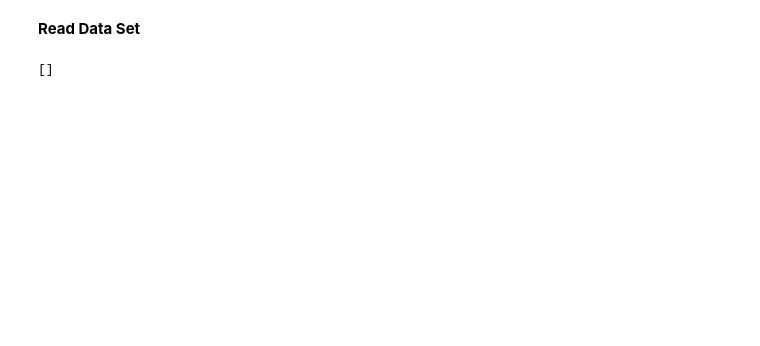
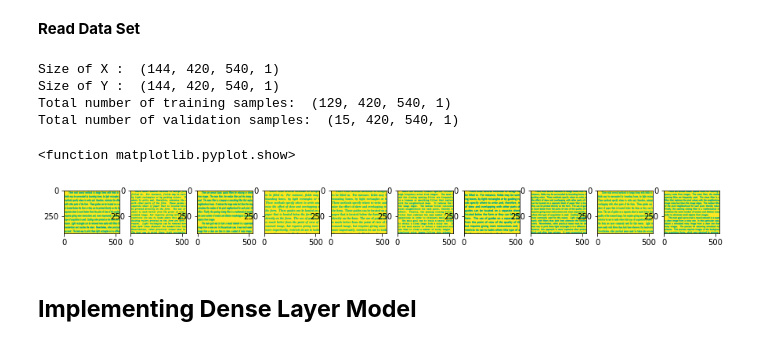
Before and after one commit to shivam-kislay/ATMTransaction, a Jupyter notebook: ShivamKislayAssignment.ipynb, the cells around one changed output. Cells and saved outputs as stored; diff of their text form; code cells hidden in the pictures; blank space fills up the shorter version.

```diff
--- a/ShivamKislayAssignment.ipynb
+++ b/ShivamKislayAssignment.ipynb
@@ -862,9 +863,54 @@ Using TensorFlow backend.
 # %% [markdown]
 **Read Data Set**
-# %%
-train_images = glob.glob("/content/test.zip" + "/*.jpg")
-print(train_images)
-for img in train_images:
-  print()
-# %% [output]
-[]
+# %%
+train_images = glob.glob("train/*.png")
+train_labels = glob.glob("Train_cleaned/*.png")
+test = glob.glob("test/*.png")
+
+X = []
+Y = []
+T = []
+for img in train_images:
+    img = load_img(img, grayscale=True,target_size=(420,540))
+    img = img_to_array(img).astype('float32')/255.
+    X.append(img)
+
+for img in train_labels:
+    img = load_img(img, grayscale=True,target_size=(420,540))
+    img = img_to_array(img).astype('float32')/255.
+    Y.append(img)
+
+for img in test:
+  img = load_img(img, grayscale=True, target_size=(420,540))
+  img = img_to_array(img).astype('float32')/255.
+  T.append(img)
+
+
+X = np.array(X)
+Y = np.array(Y)
+T = np.array(T)
+
+print("Size of X : ", X.shape)
+print("Size of Y : ", Y.shape)
+
+# Split the dataset into training and validation. Always set the random state!!
+X_train, X_valid, y_train, y_valid = train_test_split(X, Y, test_size=0.1, random_state=111)
+print("Total number of training samples: ", X_train.shape)
+print("Total number of validation samples: ", X_valid.shape)
+
+# plot 10 images from training set
+n=10
+plt.figure(figsize=(15,4))
+for i in range(n):
+  ax = plt.subplot(2,n,i+1)
+  plt.imshow(y_train[i].reshape(420,540))
+plt.show
+# %% [output]
+Size of X :  (144, 420, 540, 1)
+Size of Y :  (144, 420, 540, 1)
+Total number of training samples:  (129, 420, 540, 1)
+Total number of validation samples:  (15, 420, 540, 1)
+<function matplotlib.pyplot.show>
+[figure, added]
+# %% [markdown]
+## **Implementing Dense Layer Model**
```
Also changed, not shown: parts of 6 cells of this notebook.
